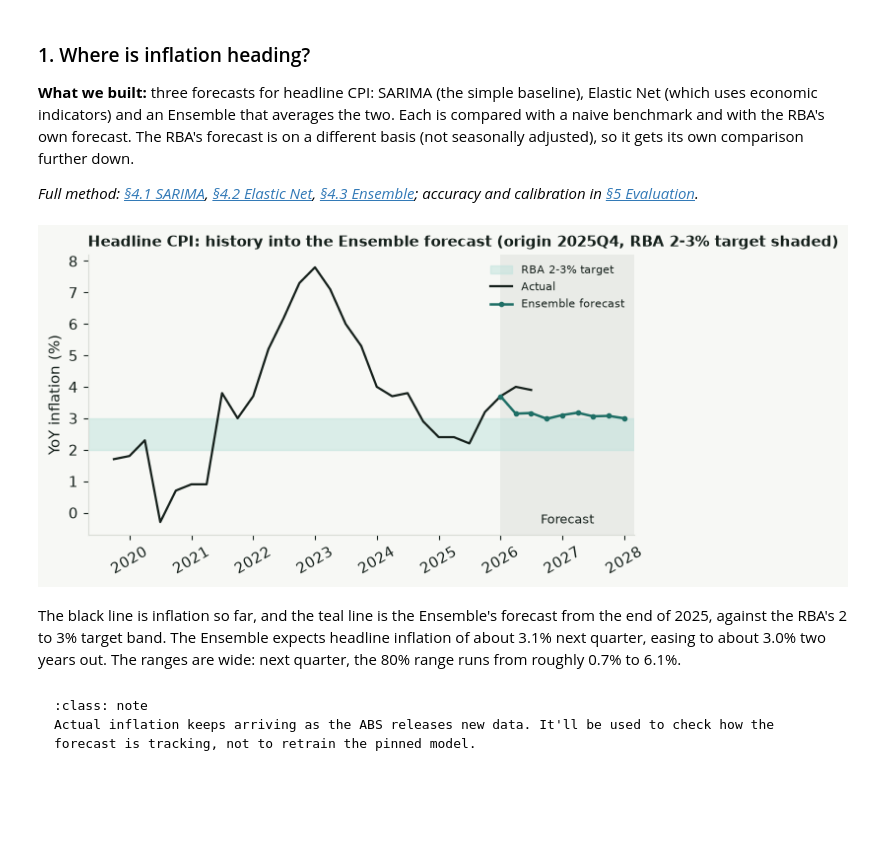
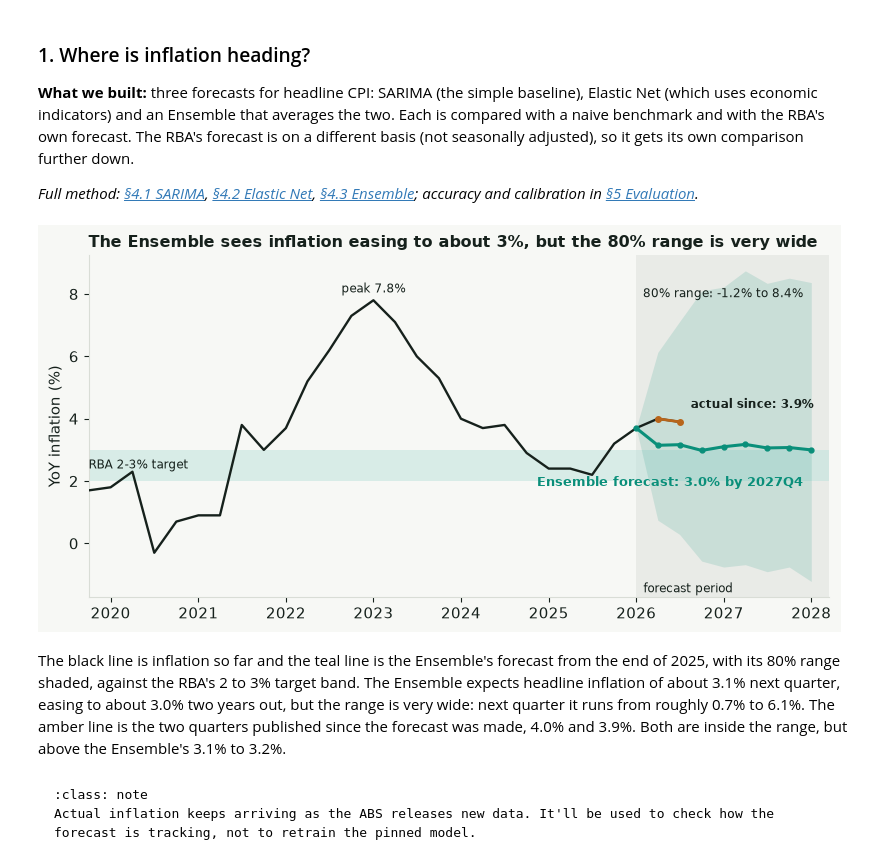
Before and after one commit to JuanVu1810/Australian-CPI-Forecast, a Jupyter notebook: book/australian_cpi_forecasting/00_results_at_a_glance.ipynb, the cells around one changed output. Saved outputs shown, nothing was run; the diff lists cells and outputs as text; code cells hidden in the pictures; blank space fills up the shorter version.

````diff
--- a/book/australian_cpi_forecasting/00_results_at_a_glance.ipynb
+++ b/book/australian_cpi_forecasting/00_results_at_a_glance.ipynb
@@ -48,9 +48,9 @@ import matplotlib.pyplot as plt
 from myst_nb import glue
 
 INK, PAPER, ACCENT, ACCENT_SOFT, HIGHLIGHT, GRID = (
-    "#16211c", "#f7f8f5", "#1f6f66", "#bfe3dd", "#a8691f", "#d9ddd6",
+    "#16211c", "#f7f8f5", "#0a8f7a", "#bfe3dd", "#b8651b", "#d9ddd6",
 )
-BLUE, MUTED = "#5b6f8f", "#9aa79f"
+BLUE, MUTED = "#2f6db5", "#9aa79f"
 plt.rcParams.update({
     "figure.facecolor": PAPER, "axes.facecolor": PAPER, "axes.edgecolor": GRID,
     "axes.labelcolor": INK, "text.color": INK, "xtick.color": INK, "ytick.color": INK,
@@ -153,40 +160,53 @@ print(f"{n_checks} numbers quoted in the text match their source files.")
 # %%
 hist = pd.read_csv(RESULTS / "historical_indicators.csv")
 fc = pd.read_csv(RESULTS / "forecast.csv")
-fc_ens = fc[fc["model_family"] == "ensemble"].copy()
-origin = fc_ens["forecast_origin"].iloc[0]
+f = fc[fc["model_family"] == "ensemble"].sort_values("horizon").copy()
+origin = f["forecast_origin"].iloc[0]
+to_date = lambda q: pd.PeriodIndex(q, freq="Q").to_timestamp(how="end")
 
 h = hist[hist["variable"] == "cpi_yoy"].sort_values("quarter").tail(28).copy()
-h["quarter_date"] = pd.PeriodIndex(h["quarter"], freq="Q").to_timestamp(how="end")
-f = fc_ens.sort_values("horizon").copy()
-f["quarter_date"] = pd.PeriodIndex(f["quarter"], freq="Q").to_timestamp(how="end")
+h["date"] = to_date(h["quarter"])
+f["date"] = to_date(f["quarter"])
+origin_row = h[h["quarter"] == origin].iloc[0]
+arrived = h[h["quarter"] > origin]                       # actuals published after the forecast origin
 
-fig, ax = plt.subplots(figsize=(6.4, 3.8))
-origin_row = h[h["quarter"] == origin].iloc[0]
-# forecast period: light grey at full plot height, from the origin to the right-hand edge
-x_origin, x_end = origin_row["quarter_date"], f["quarter_date"].max() + pd.Timedelta(days=60)
-ax.axvspan(x_origin, x_end, color=GRID, alpha=0.45, zorder=0, linewidth=0)
-ax.text(x_origin + (x_end - x_origin) / 2, 0.03, "Forecast", transform=ax.get_xaxis_transform(),
-        ha="center", va="bottom", fontsize=9, color=INK)
-# RBA 2-3% target band, across the whole plot and drawn over the grey where they overlap
-ax.axhspan(2, 3, color=ACCENT_SOFT, alpha=0.5, zorder=1, label="RBA 2-3% target")
-ax.plot(h["quarter_date"], h["value"], color=INK, linewidth=1.6, label="Actual")
-fx = pd.concat([pd.Series([origin_row["quarter_date"]]), f["quarter_date"]], ignore_index=True)
-fy = pd.concat([pd.Series([origin_row["value"]]), f["forecast"]], ignore_index=True)
-ax.plot(fx, fy, color=ACCENT, linewidth=1.8, marker="o", markersize=3, label="Ensemble forecast")
-ax.set_xlim(right=x_end)
-ax.tick_params(axis="x", rotation=30)
+fig, ax = plt.subplots(figsize=(8.2, 4.2))
+x_end = f["date"].max() + pd.Timedelta(days=75)
+ax.axvspan(origin_row["date"], x_end, color=GRID, alpha=0.45, zorder=0, linewidth=0)
+ax.axhspan(2, 3, color=ACCENT_SOFT, alpha=0.55, zorder=1, linewidth=0)
+ax.text(h["date"].min(), 2.5, "RBA 2-3% target", va="center", fontsize=8.5, color=INK)
+
+# 80% range fan, anchored at the origin so it opens up from the last actual
+fan_x = pd.concat([pd.Series([origin_row["date"]]), f["date"]], ignore_index=True)
+ax.fill_between(fan_x, [origin_row["value"]] + f["interval_lower"].tolist(),
+                [origin_row["value"]] + f["interval_upper"].tolist(), color=ACCENT, alpha=0.14, linewidth=0, zorder=2)
+ax.plot(h["date"], h["value"], color=INK, linewidth=1.7, zorder=4)
+ax.plot(fan_x, [origin_row["value"]] + f["forecast"].tolist(), color=ACCENT, linewidth=2.2, marker="o", markersize=3.5, zorder=5)
+if len(arrived):
+    ax.plot(arrived["date"], arrived["value"], color=HIGHLIGHT, linewidth=2.0, marker="o", markersize=4, zorder=6)
+    last = arrived.iloc[-1]
+    ax.annotate(f"actual since: {last['value']:.1f}%", (last["date"], last["value"]), xytext=(8, 10),
+                textcoords="offset points", fontsize=8.8, color=INK, fontweight="bold")
+
+top = f.iloc[-1]
+ax.annotate(f"Ensemble forecast: {top['forecast']:.1f}% by {top['quarter']}", (top["date"], top["forecast"]),
+            xytext=(-6, -26), textcoords="offset points", ha="right", fontsize=9, fontweight="bold", color=ACCENT)
+ax.annotate(f"80% range: {top['interval_lower']:.1f}% to {top['interval_upper']:.1f}%", (top["date"], top["interval_upper"]),
+            xytext=(-6, -4), textcoords="offset points", ha="right", va="top", fontsize=8.6, color=INK)
+ax.text(h[h["value"] == h["value"].max()]["date"].iloc[0], h["value"].max() + 0.25, f"peak {h['value'].max():.1f}%",
+        ha="center", fontsize=8.6, color=INK)
+ax.text(origin_row["date"] + pd.Timedelta(days=30), ax.get_ylim()[0] + 0.15, "forecast period", fontsize=8.5, color=INK)
+ax.set_xlim(h["date"].min(), x_end)
+ax.set_ylabel("YoY inflation (%)")
 ax.grid(False)
-ax.set_ylabel("YoY inflation (%)")
-ax.legend(frameon=False, fontsize=8, loc="upper right")
-ax.set_title(f"Headline CPI: history into the Ensemble forecast (origin {origin}, RBA 2-3% target shaded)",
-             loc="left", fontsize=11, fontweight="bold")
+ax.set_title("The Ensemble sees inflation easing to about 3%, but the 80% range is very wide", loc="left",
+             fontsize=11.3, fontweight="bold")
 fig.tight_layout()
 plt.show()
 # %% [output]
-[figure, old version]
+[figure, new version]
 # %% [markdown]
-The black line is inflation so far, and the teal line is the Ensemble's forecast from the end of 2025, against the RBA's 2 to 3% target band. The Ensemble expects headline inflation of about 3.1% next quarter, easing to about 3.0% two years out. The ranges are wide: next quarter, the 80% range runs from roughly 0.7% to 6.1%.
+The black line is inflation so far and the teal line is the Ensemble's forecast from the end of 2025, with its 80% range shaded, against the RBA's 2 to 3% target band. The Ensemble expects headline inflation of about 3.1% next quarter, easing to about 3.0% two years out, but the range is very wide: next quarter it runs from roughly 0.7% to 6.1%. The amber line is the two quarters published since the forecast was made, 4.0% and 3.9%. Both are inside the range, but above the Ensemble's 3.1% to 3.2%.
 # %% [markdown]
 ```{admonition} Note
 :class: note
````
Also changed, not shown: parts of 3 cells of this notebook, 27 other files.
